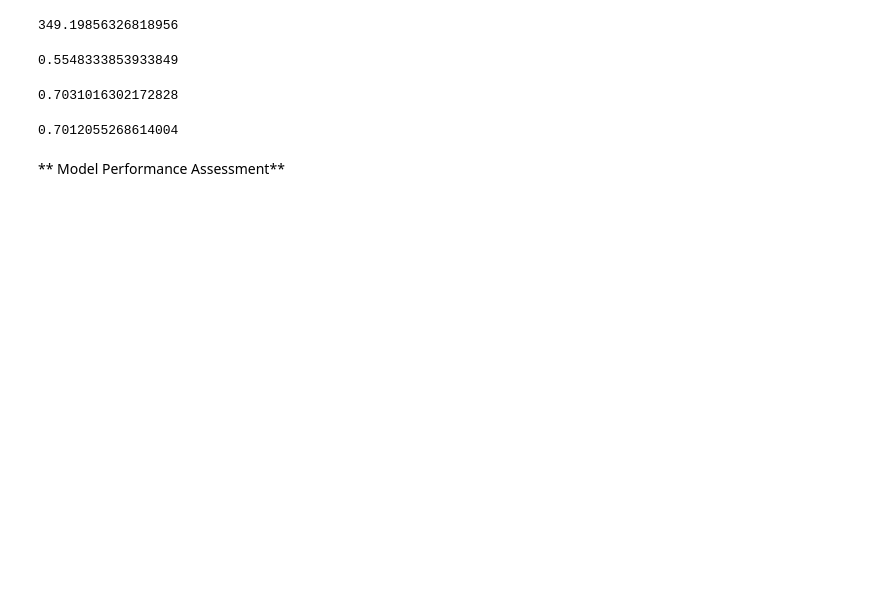
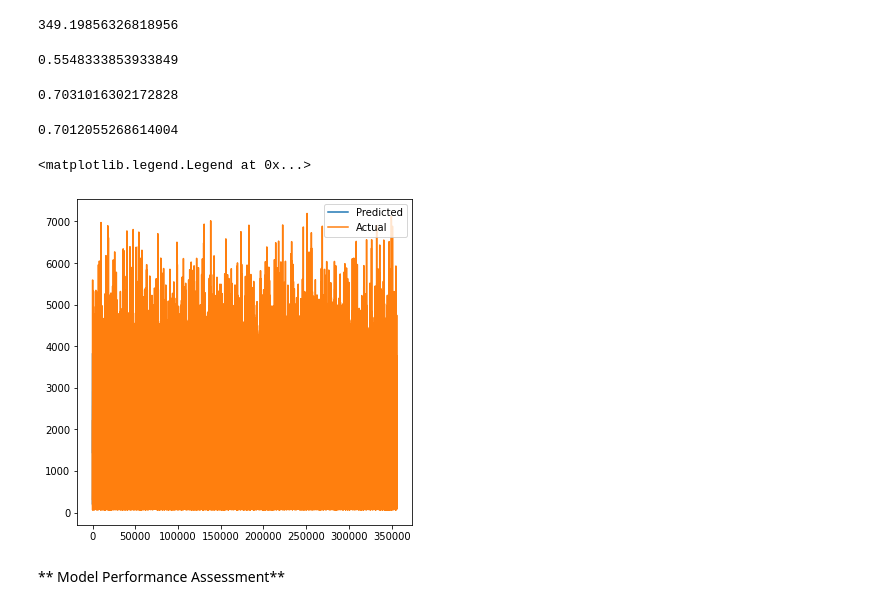
Before and after one commit to SUSOVAN-061/nyc-taxi-trip-ML, a Jupyter notebook: SUSOVAN_NYC_Taxi_Trip_Time_Prediction_Capstone_Project.ipynb, the cells around one changed output. Cells and saved outputs as stored; diff of their text form; code cells hidden in the pictures; blank space fills up the shorter version.

```diff
--- a/SUSOVAN_NYC_Taxi_Trip_Time_Prediction_Capstone_Project.ipynb
+++ b/SUSOVAN_NYC_Taxi_Trip_Time_Prediction_Capstone_Project.ipynb
@@ -812,6 +830,14 @@ xgb_test=xgb.score(X_test,y_test)
 xgb_test
 # %% [output]
 0.7012055268614004
+# %%
+plt.figure(figsize=(6,6))
+plt.plot((xgb_pred))
+plt.plot(np.array((y_test)))
+plt.legend(['Predicted','Actual'])
+# %% [output]
+<matplotlib.legend.Legend at 0x...>
+[figure, added]
 # %% [markdown]
 ** Model Performance Assessment**
 # %%
```
Also changed, not shown: parts of 22 cells of this notebook.
